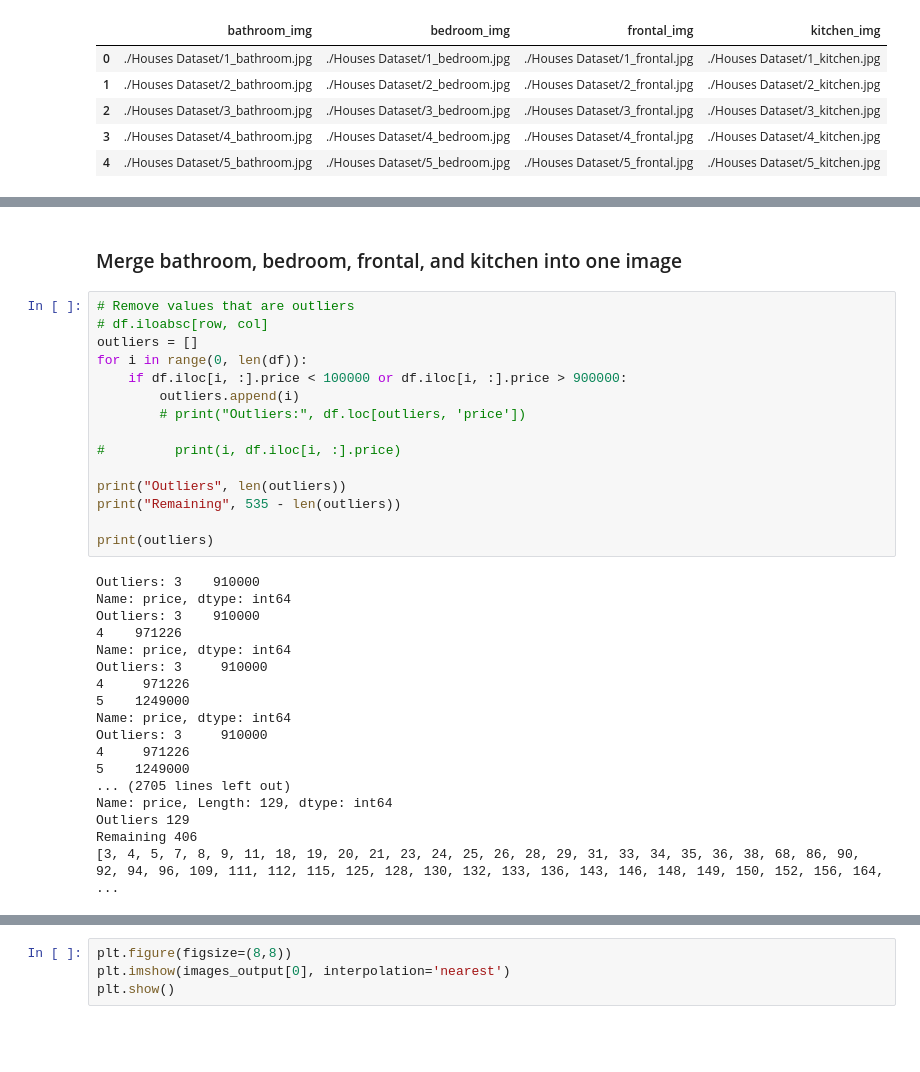
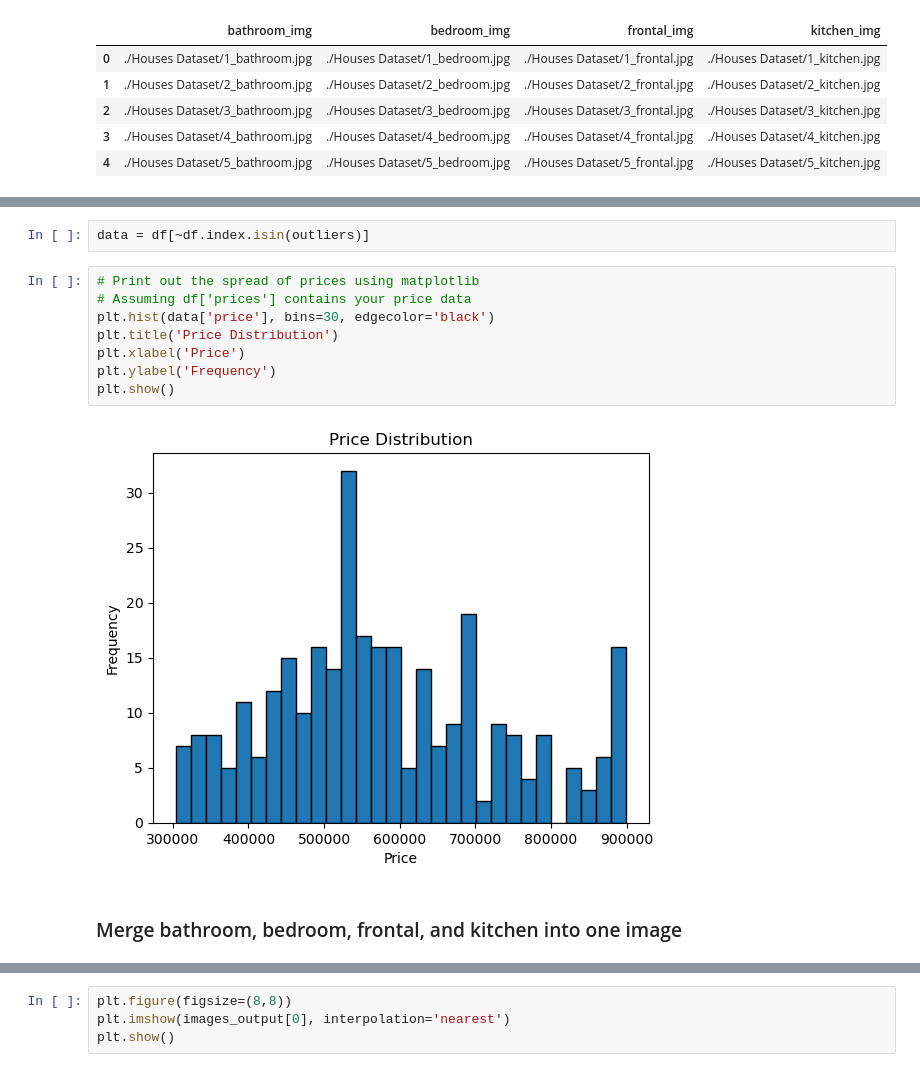
Before and after one commit to chkathi/intelligent-systems, a Jupyter notebook: P3/house-price-predictor.ipynb, the cells around one changed output, grey strips where cells are left out. Drawn from its saved outputs; the diff is of its cells as text; blank space fills up the shorter version.

```diff
--- a/P3/house-price-predictor.ipynb
+++ b/P3/house-price-predictor.ipynb
@@ -189,37 +247,16 @@ img.head()
+# %%
+data = df[~df.index.isin(outliers)]
+# %%
+# Print out the spread of prices using matplotlib
+# Assuming df['prices'] contains your price data
+plt.hist(data['price'], bins=30, edgecolor='black')
+plt.title('Price Distribution')
+plt.xlabel('Price')
+plt.ylabel('Frequency')
+plt.show()
+# %% [output]
+[figure, added]
 # %% [markdown]
 ### Merge bathroom, bedroom, frontal, and kitchen into one image
-# %%
-# Remove values that are outliers
-# df.iloabsc[row, col]
-outliers = []
-for i in range(0, len(df)):
-    if df.iloc[i, :].price < 100000 or df.iloc[i, :].price > 900000:
-        outliers.append(i)
-        # print("Outliers:", df.loc[outliers, 'price'])
-
-#         print(i, df.iloc[i, :].price)
-
-print("Outliers", len(outliers))
-print("Remaining", 535 - len(outliers))
-
-print(outliers)
-# %% [output]
-Outliers: 3    910000
-Name: price, dtype: int64
-Outliers: 3    910000
-4    971226
-Name: price, dtype: int64
-Outliers: 3     910000
-4     971226
-5    1249000
-Name: price, dtype: int64
-Outliers: 3     910000
-4     971226
-5    1249000
-... (2705 lines left out)
-Name: price, Length: 129, dtype: int64
-Outliers 129
-Remaining 406
-[3, 4, 5, 7, 8, 9, 11, 18, 19, 20, 21, 23, 24, 25, 26, 28, 29, 31, 33, 34, 35, 36, 38, 68, 86, 90, 92, 94, 96, 109, 111, 112, 115, 125, 128, 130, 132, 133, 136, 143, 146, 148, 149, 150, 152, 156, 164, ...
 # %%
 images_output=[]
```
Also changed, not shown: parts of 48 cells of this notebook, 1 other file.
